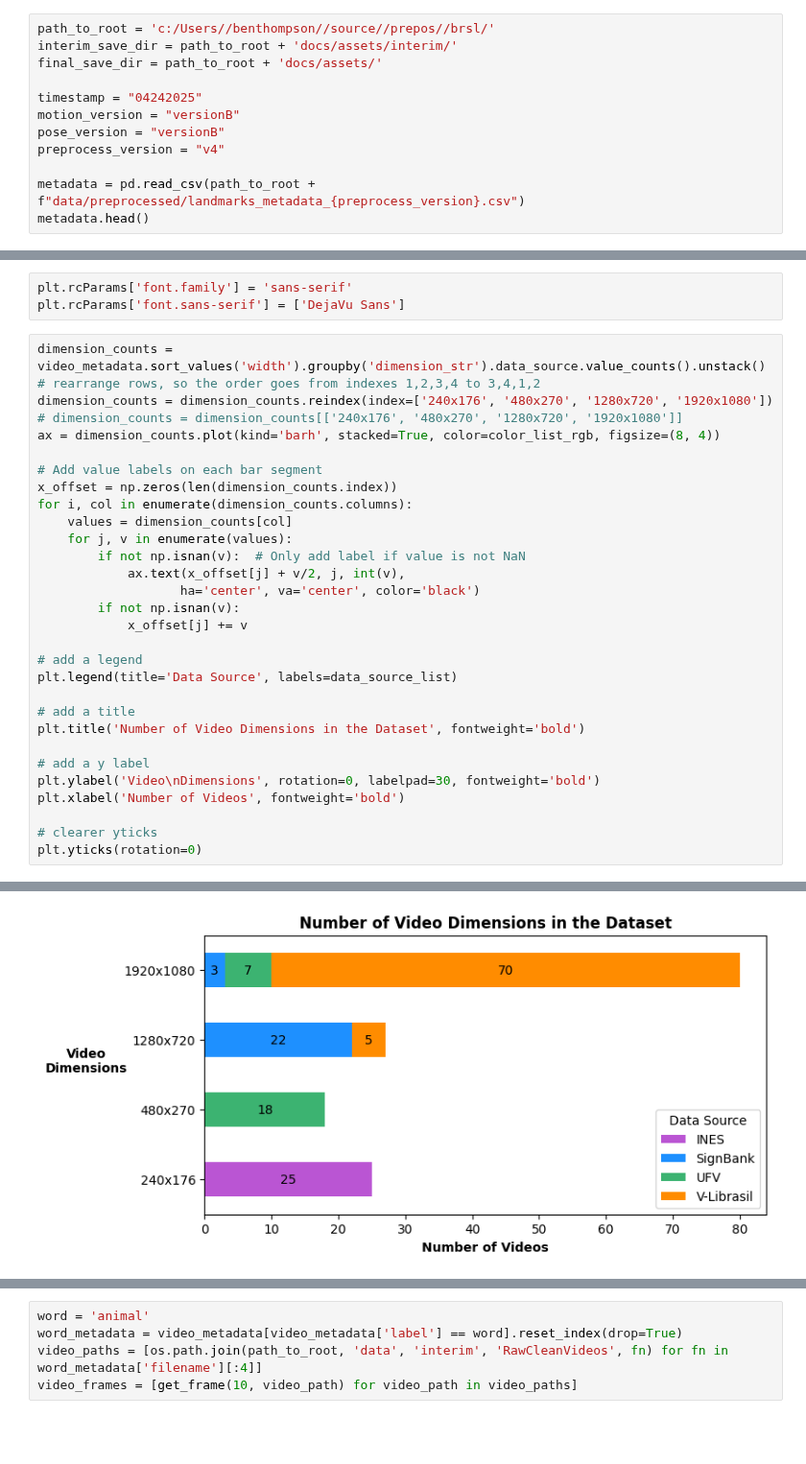
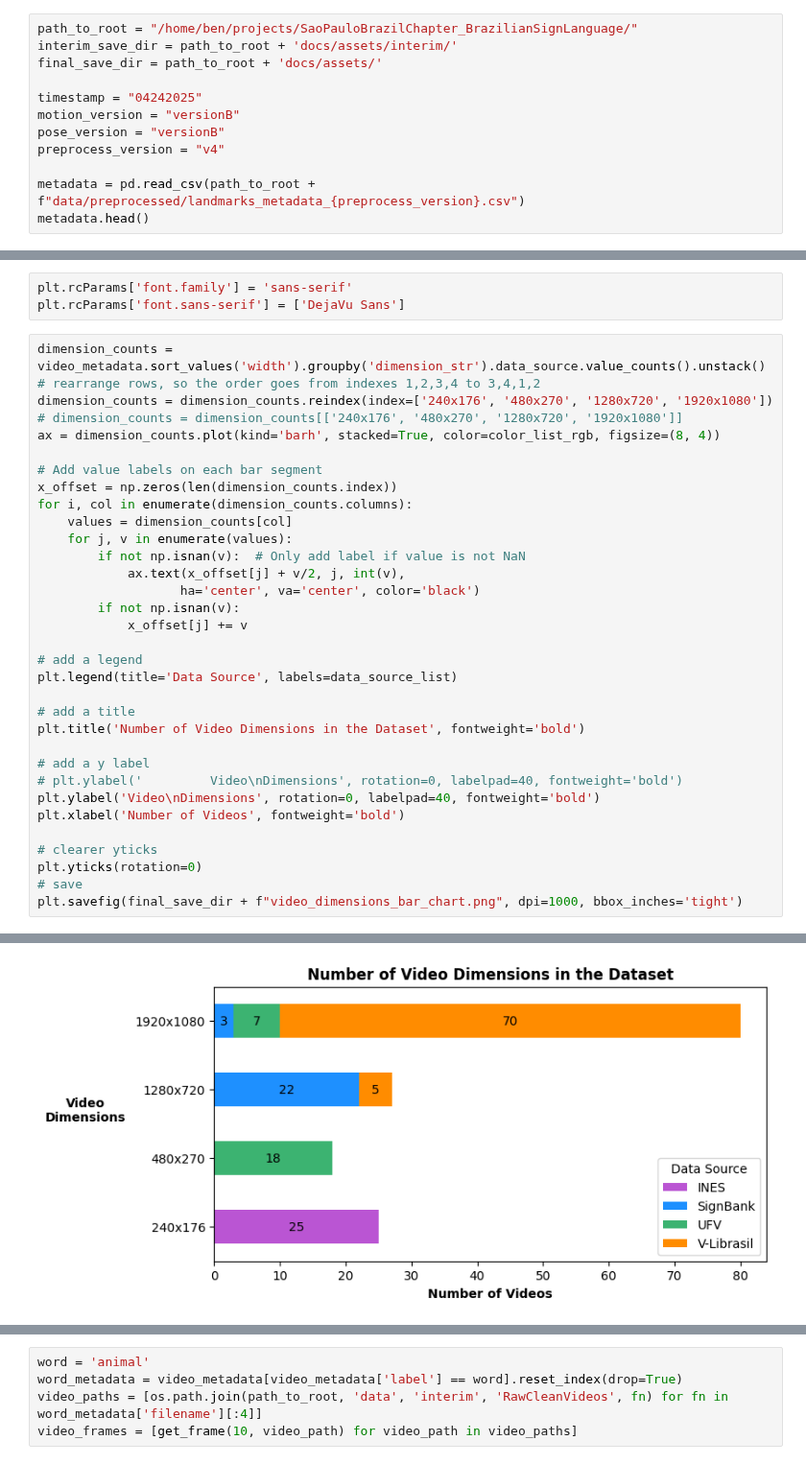
Before and after one commit to patrickf949/SaoPauloBrazilChapter_BrazilianSignLanguage, a Jupyter notebook: code/4_Report_Visualizations.ipynb, the cells around one changed output, grey strips where cells are left out. Shown at 96% size. Cells and saved outputs as stored; diff of their text form; blank space fills up the shorter version.

```diff
--- a/code/4_Report_Visualizations.ipynb
+++ b/code/4_Report_Visualizations.ipynb
@@ -25,5 +32,5 @@ os.getcwd()
 # %%
-path_to_root = 'c:/Users//benthompson//source//prepos//brsl/'
+path_to_root = "/home/ben/projects/SaoPauloBrazilChapter_BrazilianSignLanguage/"
 interim_save_dir = path_to_root + 'docs/assets/interim/'
 final_save_dir = path_to_root + 'docs/assets/'
 
@@ -213,9 +222,12 @@ plt.legend(title='Data Source', labels=data_source_list)
 plt.title('Number of Video Dimensions in the Dataset', fontweight='bold')
 
 # add a y label
-plt.ylabel('Video\nDimensions', rotation=0, labelpad=30, fontweight='bold')
+# plt.ylabel('         Video\nDimensions', rotation=0, labelpad=40, fontweight='bold')
+plt.ylabel('Video\nDimensions', rotation=0, labelpad=40, fontweight='bold')
 plt.xlabel('Number of Videos', fontweight='bold')
 
 # clearer yticks
 plt.yticks(rotation=0)
+# save
+plt.savefig(final_save_dir + f"video_dimensions_bar_chart.png", dpi=1000, bbox_inches='tight')
 # %% [output]
@@ -227 +234 @@ plt.yticks(rotation=0)
-[figure, old version]
+[figure, new version]
```
Also changed, not shown: parts of 26 cells of this notebook, 1 other file.
